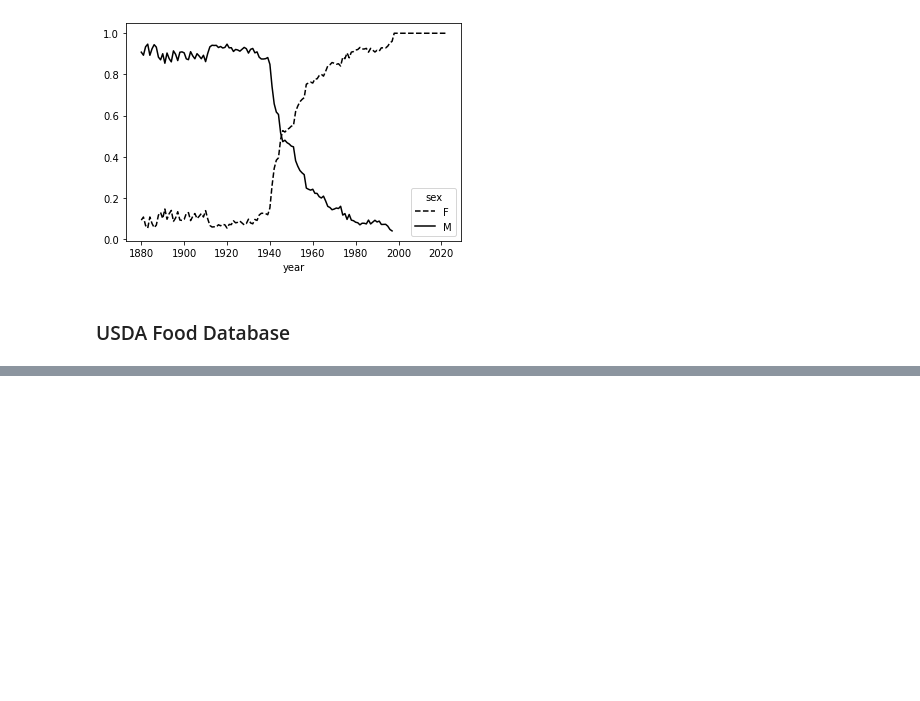
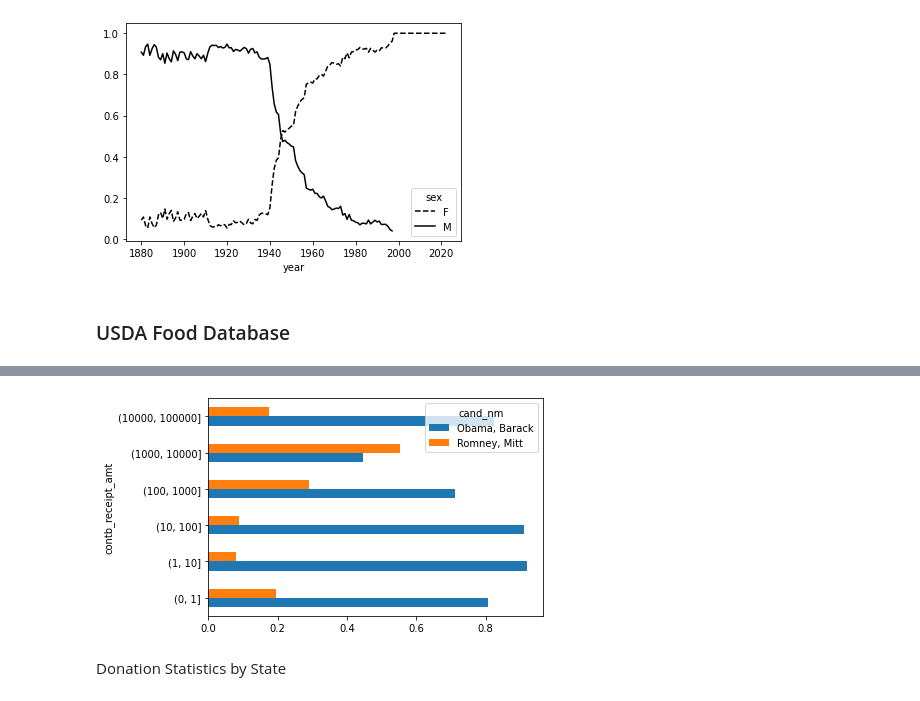
Before and after one commit to scottzig/pandas-mckinney, a Jupyter notebook: chapter_13.ipynb, the cells around one changed output, grey strips where cells are left out. Cells and saved outputs as stored; diff of their text form; code cells hidden in the pictures; blank space fills up the shorter version.

```diff
--- a/chapter_13.ipynb
+++ b/chapter_13.ipynb
@@ -1043,0 +1345,6 @@ table.plot(style={"M": "k-", "F": "k--"});
+# %%
+# We'll just pull the contributions instead of the refunds
+fec = fec[fec["contb_receipt_amt"]>0]
+
+# Also grab a subset that includes just Obama and Romney
+fec_mrbo = fec[fec["cand_nm"].isin(["Obama, Barack", "Romney, Mitt"])]
@@ -1043,0 +1494,5 @@ table.plot(style={"M": "k-", "F": "k--"});
+# %%
+# We'll use the 'cut' function to bin the data by contribution size
+bins = np.array([0, 1, 10, 100, 1000, 10000, 100_000, 1_000_000, 10_000_000])
+labels = pd.cut(fec_mrbo["contb_receipt_amt"], bins)
+labels
@@ -1043,0 +1513,4 @@ table.plot(style={"M": "k-", "F": "k--"});
+# %%
+# Group the data for Obama and Romney by name and bin label to produce a histogram by donation size
+grouped = fec_mrbo.groupby(["cand_nm", labels])
+grouped.size()
@@ -1043,0 +1549,5 @@ table.plot(style={"M": "k-", "F": "k--"});
+# %%
+# Normalize to view the percentage of total donations of each size by candidate
+bucket_sums = grouped["contb_receipt_amt"].sum().unstack(level=0)
+normed_sums = bucket_sums.div(bucket_sums.sum(axis="columns"), axis="index")
+normed_sums
@@ -1043,0 +1565,6 @@ table.plot(style={"M": "k-", "F": "k--"});
+# %%
+normed_sums[:-2].plot(kind="barh");
+# %% [output]
+[figure, added]
+# %% [markdown]
+Donation Statistics by State
```
Also changed, not shown: parts of 40 cells of this notebook.
